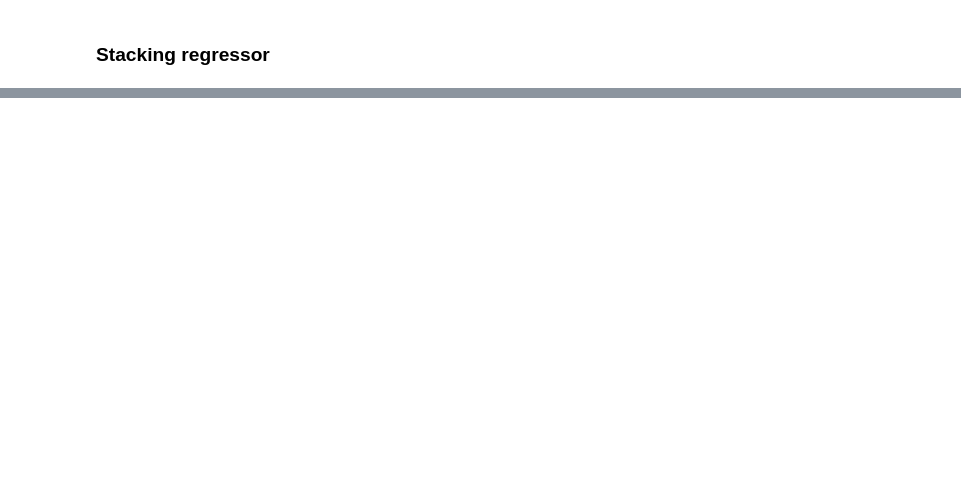
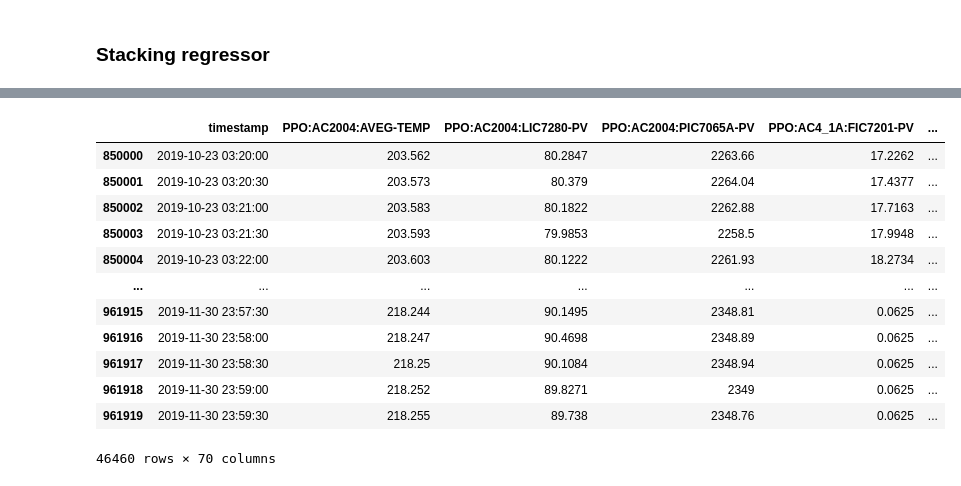
Before and after one commit to dabiged/TametheTemp, a Jupyter notebook: OtherEnsembling.ipynb, the cells around one changed output, grey strips where cells are left out. Cells and saved outputs as stored; diff of their text form; code cells hidden in the pictures; blank space fills up the shorter version.

```diff
--- a/OtherEnsembling.ipynb
+++ b/OtherEnsembling.ipynb
@@ -228,0 +446,16 @@ KeyboardInterrupt:
+# %%
+df.loc[850000:,:]
+# %% [output]
+|  | timestamp | PPO:AC2004:AVEG-TEMP | PPO:AC2004:LIC7280-PV | PPO:AC2004:PIC7065A-PV | PPO:AC4_1A:FIC7201-PV | ... |
+| 850000 | 2019-10-23 03:20:00 | 203.562 | 80.2847 | 2263.66 | 17.2262 | ... |
+| 850001 | 2019-10-23 03:20:30 | 203.573 | 80.379 | 2264.04 | 17.4377 | ... |
+| 850002 | 2019-10-23 03:21:00 | 203.583 | 80.1822 | 2262.88 | 17.7163 | ... |
+| 850003 | 2019-10-23 03:21:30 | 203.593 | 79.9853 | 2258.5 | 17.9948 | ... |
+| 850004 | 2019-10-23 03:22:00 | 203.603 | 80.1222 | 2261.93 | 18.2734 | ... |
+| ... | ... | ... | ... | ... | ... | ... |
+| 961915 | 2019-11-30 23:57:30 | 218.244 | 90.1495 | 2348.81 | 0.0625 | ... |
+| 961916 | 2019-11-30 23:58:00 | 218.247 | 90.4698 | 2348.89 | 0.0625 | ... |
+| 961917 | 2019-11-30 23:58:30 | 218.25 | 90.1084 | 2348.94 | 0.0625 | ... |
+| 961918 | 2019-11-30 23:59:00 | 218.252 | 89.8271 | 2349 | 0.0625 | ... |
+| 961919 | 2019-11-30 23:59:30 | 218.255 | 89.738 | 2348.76 | 0.0625 | ... |
+46460 rows × 70 columns
```
Also changed, not shown: parts of 27 cells of this notebook, 1 other file.
